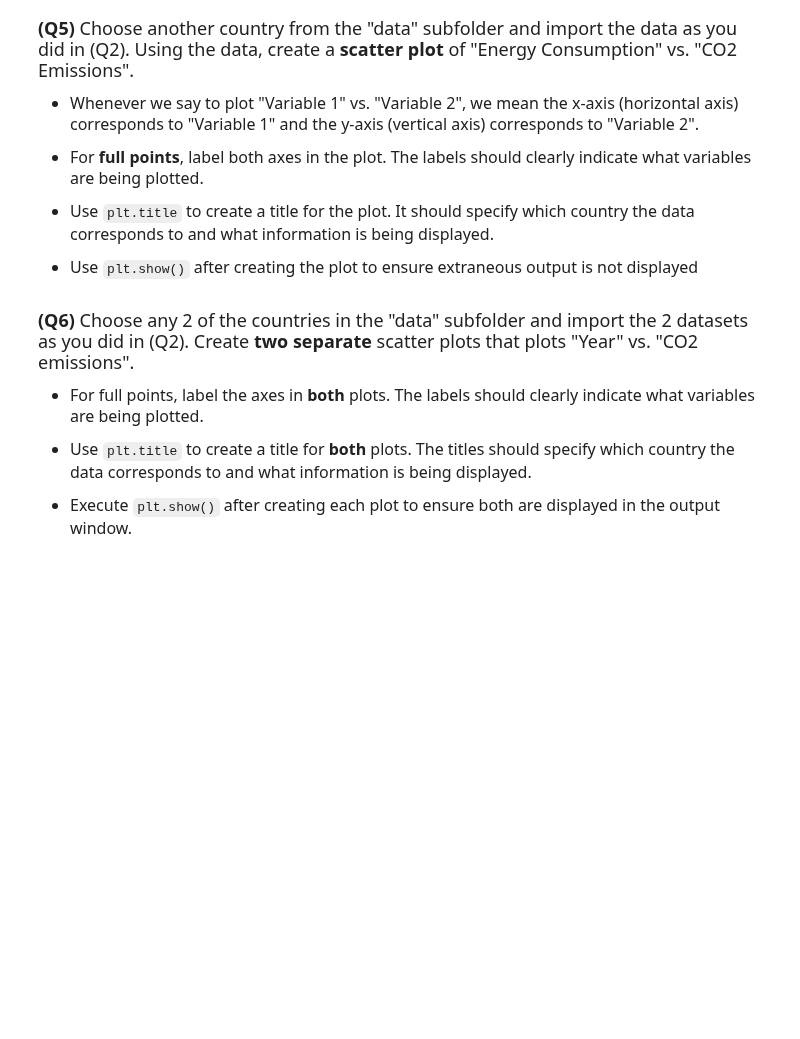
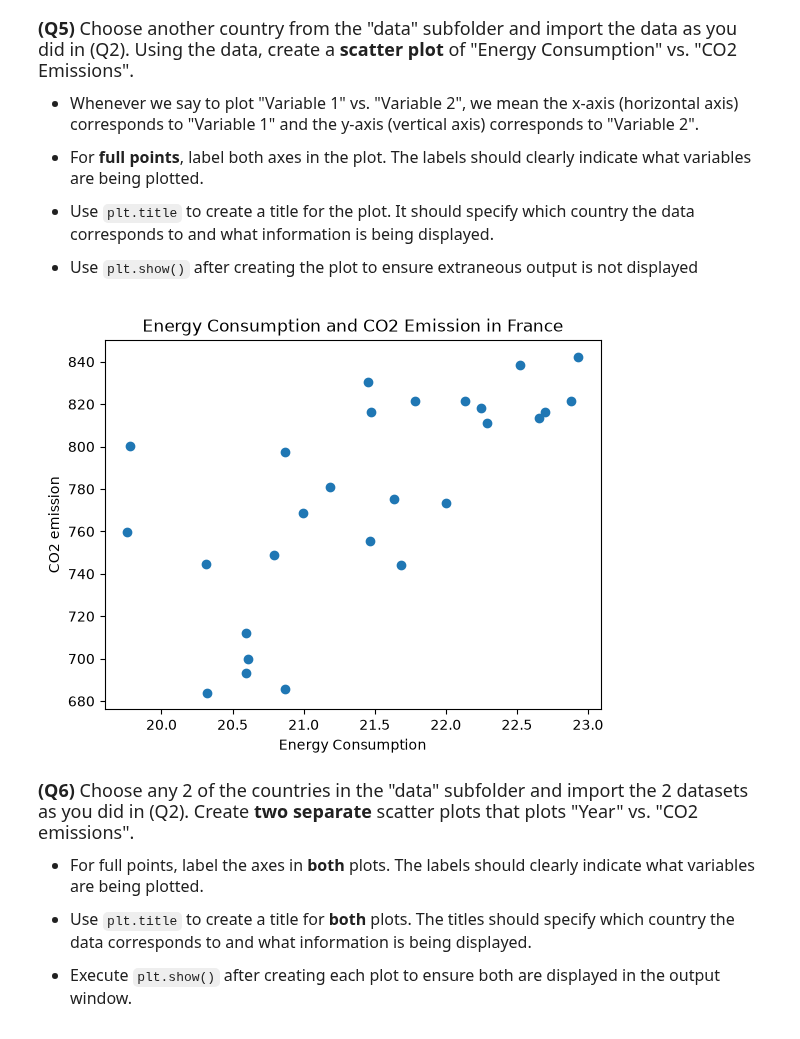
Before and after one commit to elaine928/datasci151fall2026, a Jupyter notebook: _assignments/assignment_2/Assignment2.ipynb, the cells around one changed output. Saved outputs shown, nothing was run; the diff lists cells and outputs as text; code cells hidden in the pictures; blank space fills up the shorter version.

```diff
--- a/_assignments/assignment_2/Assignment2.ipynb
+++ b/_assignments/assignment_2/Assignment2.ipynb
@@ -102,3 +125,14 @@ us_emissions["CO2_emission"].describe()
+# %%
+# Write your answer
+france_emissions = pd.read_csv("data/france_emission.csv")
+
+plt.scatter(x = france_emissions['Energy_consumption'], y =france_emissions['CO2_emission'])
+plt.xlabel("Energy Consumption")
+plt.ylabel("CO2 emission")
+plt.title("Energy Consumption and CO2 Emission in France")
+plt.show()
+# %% [output]
+[figure, added]
 # %% [markdown]
 <font size = "4">
 
```
Also changed, not shown: parts of 8 cells of this notebook, 12 other files.
